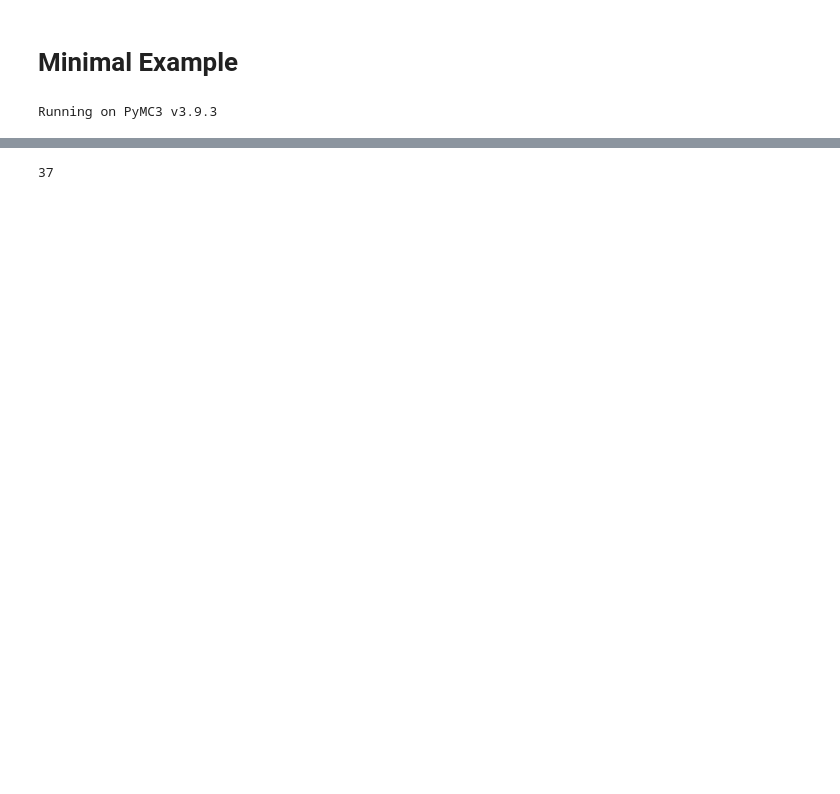
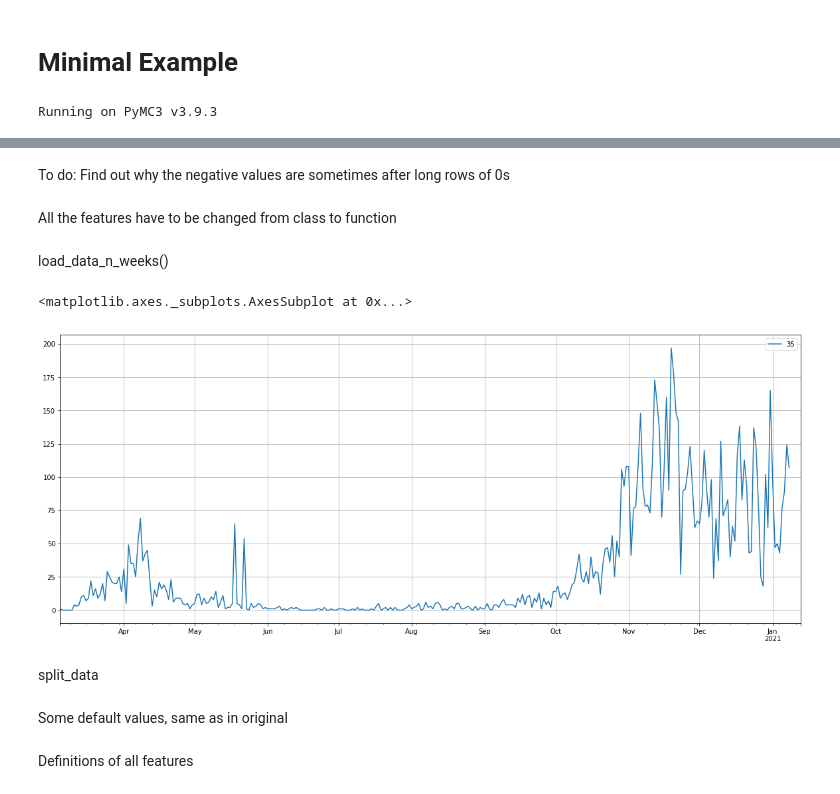
Before and after one commit to LaKrieger/BSTIM-Covid19, a Jupyter notebook: MinimalExample.ipynb, the cells around one changed output, grey strips where cells are left out. Cells and saved outputs as stored; diff of their text form; code cells hidden in the pictures; blank space fills up the shorter version.

```diff
--- a/MinimalExample.ipynb
+++ b/MinimalExample.ipynb
@@ -64,4 +24,50 @@ def temporal_polynomial_feature(t, t0, tmax, order):
-# %%
-num_counties = df.shape[1]
-# %% [output]
-37
+# %% [markdown]
+To do: Find out why the negative values are sometimes after long rows of 0s
+# %% [markdown]
+All the features have to be changed from class to function
+# %% [markdown]
+load_data_n_weeks()
+# %%
+def load_data_n_weeks(
+    start,
+    csv_path,
+    seperator=",",
+    pad = None
+):
+    ''' loads the data starting at a given timepoint
+    Arguments:
+        start (int): Days after '2020-03-05' to start the data (adapted for new date in LKOS data) NOT ENTIRELY SURE WHY WE WOULD START LATER TBH
+        csv_path (str): Path to the file, inclusing the file name
+        pad (int): How many days are going to be added (nan filled) at the end
+    Returns:
+        data (pd.df): Daframe with date as index, columns with countie IDs and values in cells.
+    '''
+
+
+    data = pd.read_csv(csv_path, sep=seperator, encoding='iso-8859-1', index_col=0)
+
+    data.index = [pd.Timestamp(date) for date in data.index]
+    start_day = pd.Timestamp('2020-03-05') + pd.Timedelta(days=start) #changes for new start day
+    data = data.loc[start_day <= data.index]
+
+    if pad is not None:
+        last_date = data.index[-1]
+        extended_index = pd.date_range(last_date + pd.Timedelta(days=1),
+                                       last_date + pd.Timedelta(days=pad))
+        for x in extended_index:
+            data = data.append(pd.Series(name=x))
+
+    data.index = [pd.Timestamp(date) for date in data.index]
+
+    return data
+# %%
+current_directory = os.getcwd()
+parent_directory = os.path.split(current_directory)[0]
+data = load_data_n_weeks(0, parent_directory + "\\preprocessedLKOS.csv", pad = 5)
+data_short = data.iloc[:,35:36] # just Osnabrrücker Land /or Stadt I think
+data_short.plot(grid = True, figsize = (20,8))
+# %% [output]
+<matplotlib.axes._subplots.AxesSubplot at 0x...>
+[figure, added]
+# %% [markdown]
+split_data
@@ -67,0 +103,2 @@ num_counties = df.shape[1]
+# %% [markdown]
+Some default values, same as in original
@@ -67,0 +122,2 @@ num_counties = df.shape[1]
+# %% [markdown]
+Definitions of all features
```
Also changed, not shown: parts of 20 cells of this notebook, 2 other files.
